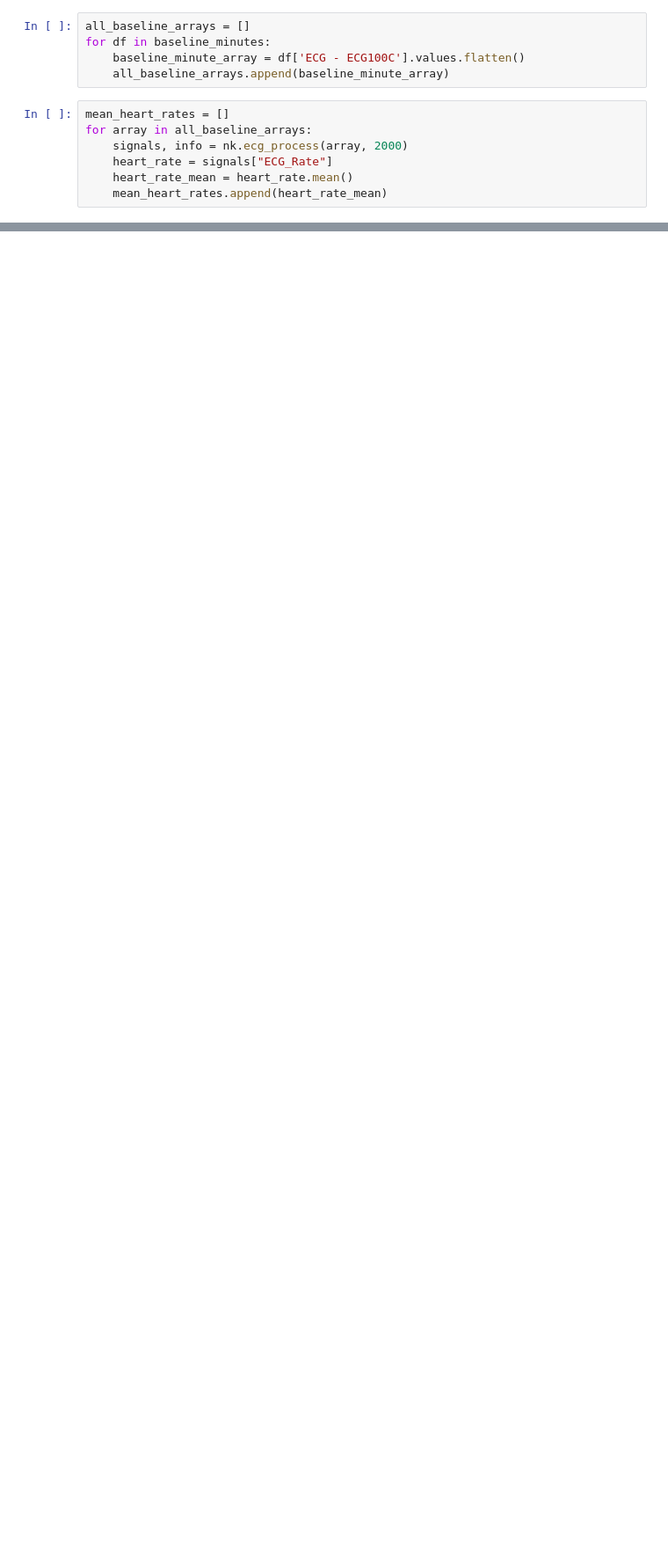
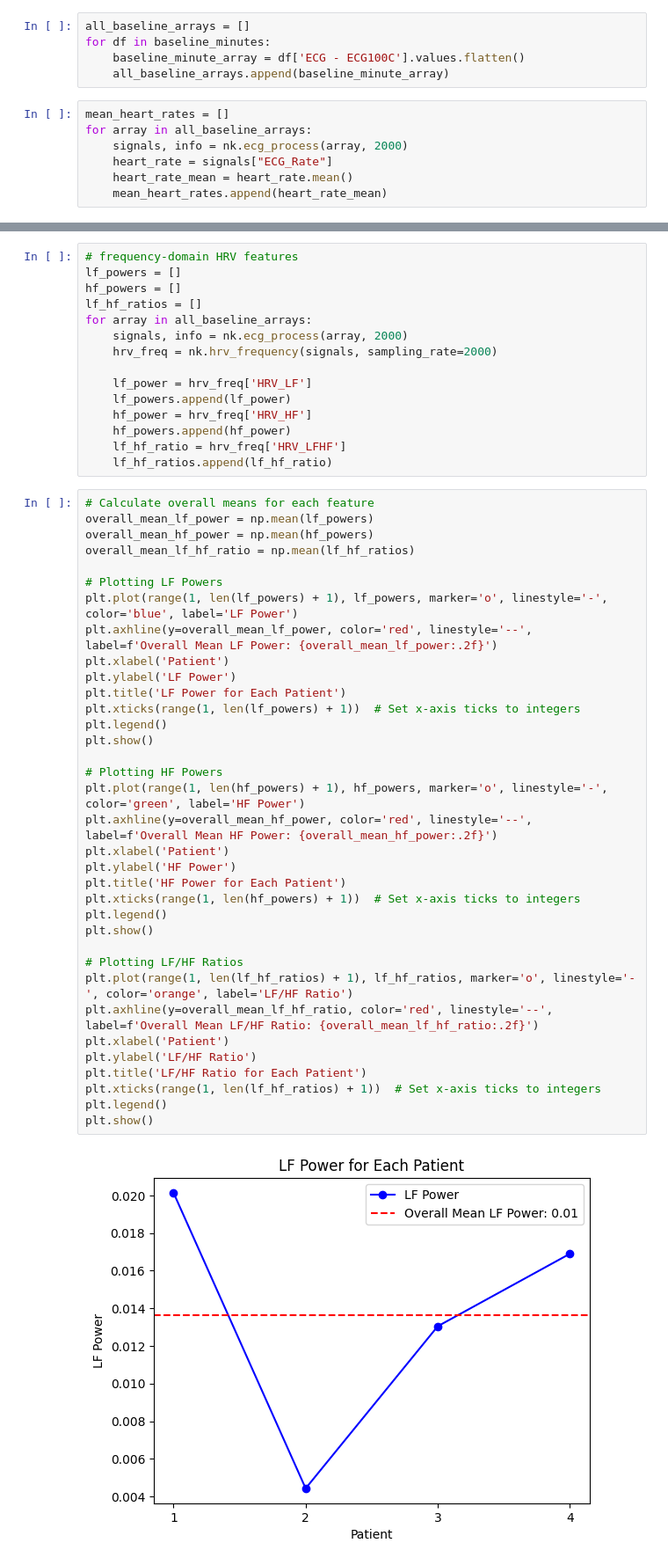
Before and after one commit to omerday/Neuroscience-of-Anxiety-Lab, a Jupyter notebook: DataAnalysis/Razy temp.ipynb, the cells around one changed output, grey strips where cells are left out. Shown at 88% size. Saved outputs shown, nothing was run; the diff lists cells and outputs as text; blank space fills up the shorter version.

```diff
--- a/DataAnalysis/Razy temp.ipynb
+++ b/DataAnalysis/Razy temp.ipynb
@@ -167,0 +182,52 @@ print(f"HRV Mean (MeanNN): {hrv_mean}")
+# %%
+# frequency-domain HRV features
+lf_powers = []
+hf_powers = []
+lf_hf_ratios = []
+for array in all_baseline_arrays:
+    signals, info = nk.ecg_process(array, 2000)
+    hrv_freq = nk.hrv_frequency(signals, sampling_rate=2000)
+
+    lf_power = hrv_freq['HRV_LF']
+    lf_powers.append(lf_power)
+    hf_power = hrv_freq['HRV_HF']
+    hf_powers.append(hf_power)
+    lf_hf_ratio = hrv_freq['HRV_LFHF']
+    lf_hf_ratios.append(lf_hf_ratio)
+# %%
+# Calculate overall means for each feature
+overall_mean_lf_power = np.mean(lf_powers)
+overall_mean_hf_power = np.mean(hf_powers)
+overall_mean_lf_hf_ratio = np.mean(lf_hf_ratios)
+
+# Plotting LF Powers
+plt.plot(range(1, len(lf_powers) + 1), lf_powers, marker='o', linestyle='-', color='blue', label='LF Power')
+plt.axhline(y=overall_mean_lf_power, color='red', linestyle='--', label=f'Overall Mean LF Power: {overall_mean_lf_power:.2f}')
+plt.xlabel('Patient')
+plt.ylabel('LF Power')
+plt.title('LF Power for Each Patient')
+plt.xticks(range(1, len(lf_powers) + 1))  # Set x-axis ticks to integers
+plt.legend()
+plt.show()
+
+# Plotting HF Powers
+plt.plot(range(1, len(hf_powers) + 1), hf_powers, marker='o', linestyle='-', color='green', label='HF Power')
+plt.axhline(y=overall_mean_hf_power, color='red', linestyle='--', label=f'Overall Mean HF Power: {overall_mean_hf_power:.2f}')
+plt.xlabel('Patient')
+plt.ylabel('HF Power')
+plt.title('HF Power for Each Patient')
+plt.xticks(range(1, len(hf_powers) + 1))  # Set x-axis ticks to integers
+plt.legend()
+plt.show()
+
+# Plotting LF/HF Ratios
+plt.plot(range(1, len(lf_hf_ratios) + 1), lf_hf_ratios, marker='o', linestyle='-', color='orange', label='LF/HF Ratio')
+plt.axhline(y=overall_mean_lf_hf_ratio, color='red', linestyle='--', label=f'Overall Mean LF/HF Ratio: {overall_mean_lf_hf_ratio:.2f}')
+plt.xlabel('Patient')
+plt.ylabel('LF/HF Ratio')
+plt.title('LF/HF Ratio for Each Patient')
+plt.xticks(range(1, len(lf_hf_ratios) + 1))  # Set x-axis ticks to integers
+plt.legend()
+plt.show()
+# %% [output]
+[figure, added]
```
Also changed, not shown: parts of 5 cells of this notebook.
